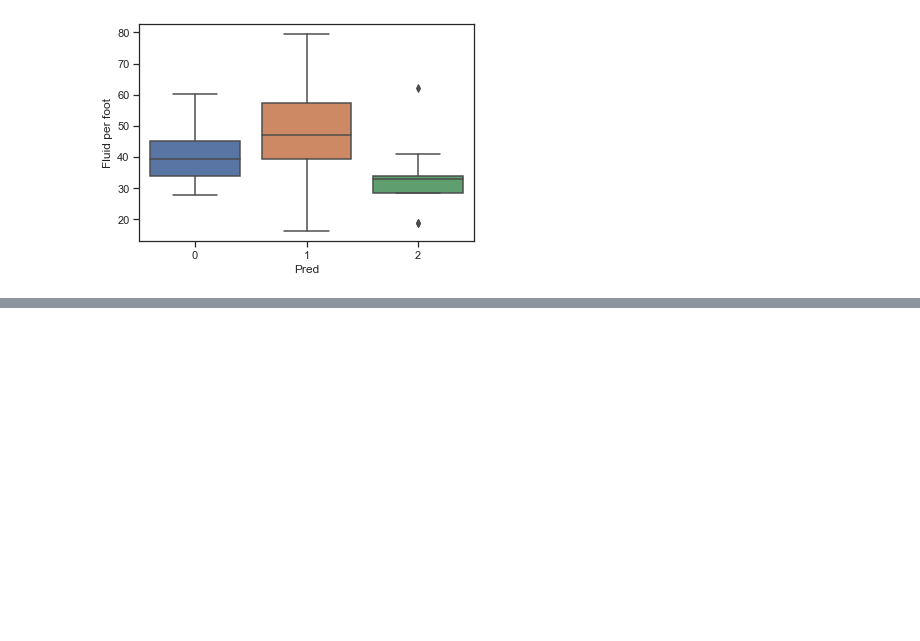
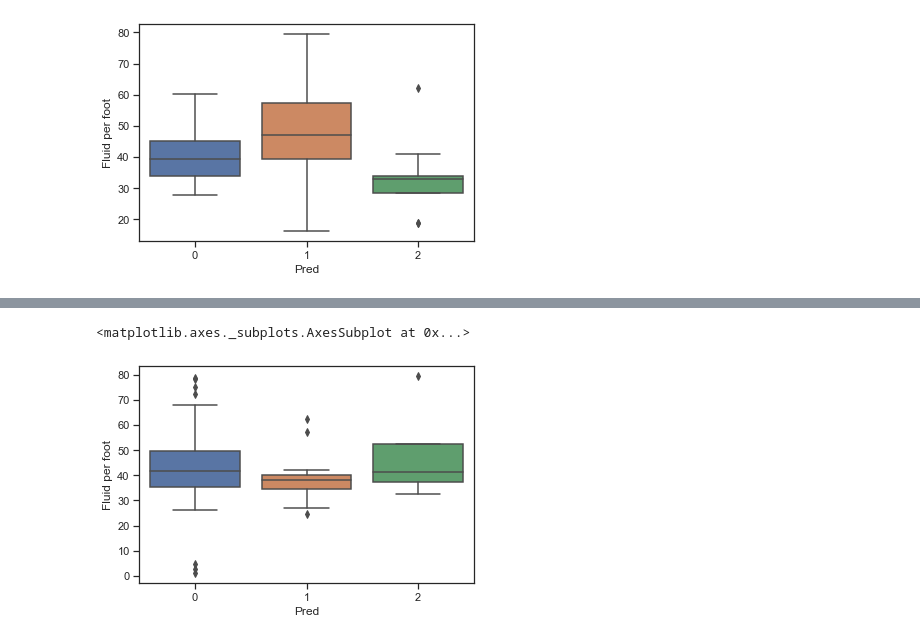
Before and after one commit to mjkhalaf/wolfcamp_DSA, a Jupyter notebook: hf.ipynb, the cells around one changed output, grey strips where cells are left out. Saved outputs shown, nothing was run; the diff lists cells and outputs as text; code cells hidden in the pictures; blank space fills up the shorter version.

```diff
--- a/hf.ipynb
+++ b/hf.ipynb
@@ -1059,0 +1174,5 @@ sns.boxplot(x=dataframe_test_3['Pred'], y=dataframe_test_3['Fluid per foot'])
+# %%
+sns.boxplot(x=dataframe_test_4['Pred'], y=dataframe_test_4['Fluid per foot'])
+# %% [output]
+<matplotlib.axes._subplots.AxesSubplot at 0x...>
+[figure, added]
```
Also changed, not shown: parts of 14 cells of this notebook.
